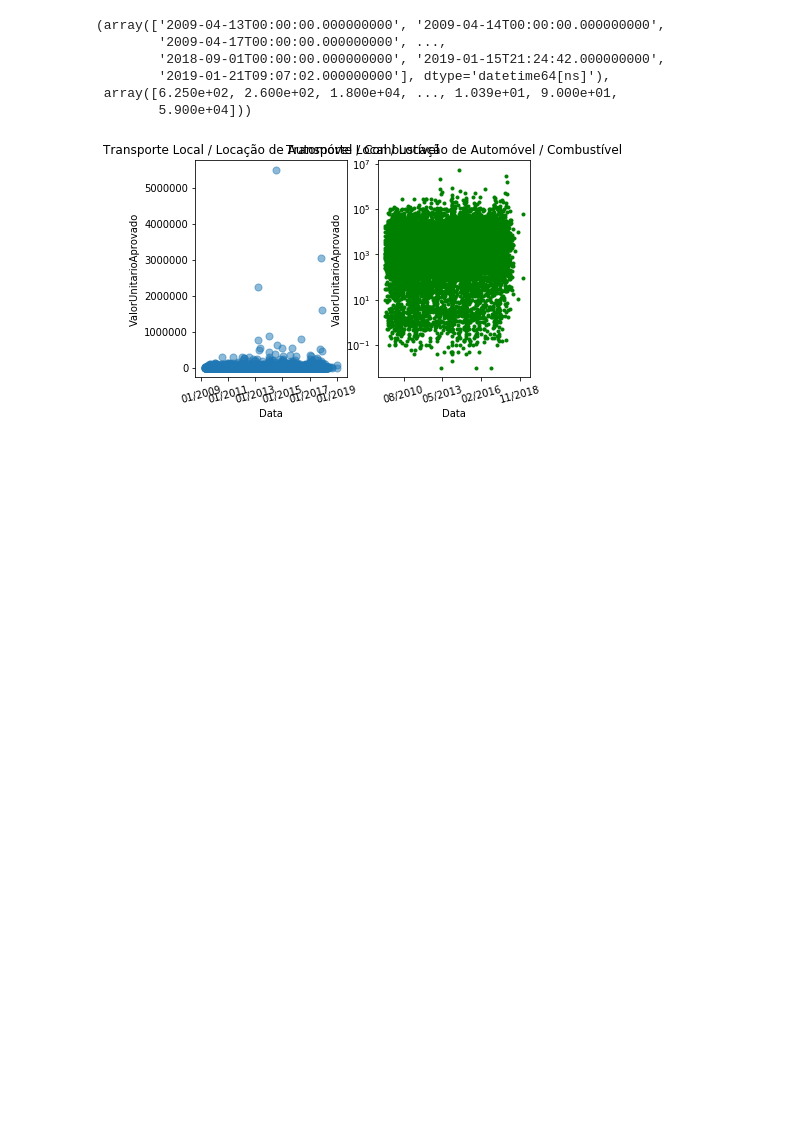
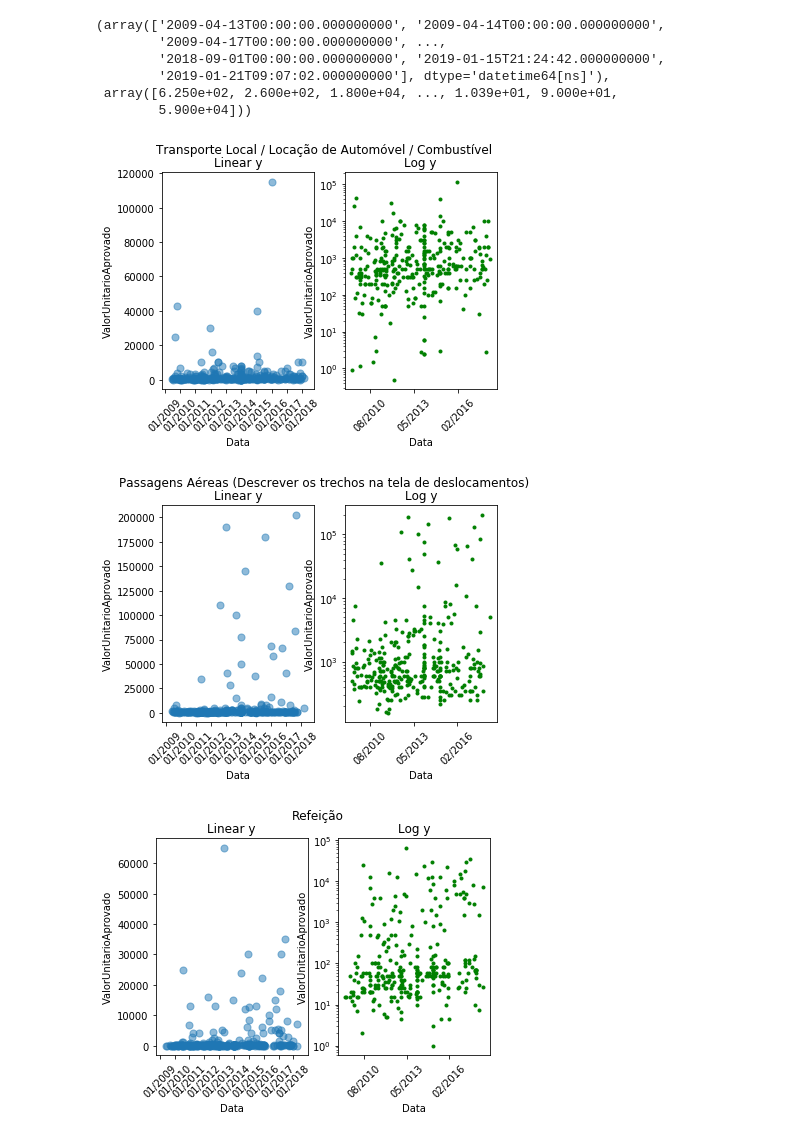
Before and after one commit to lappis-unb/salic-ml, a Jupyter notebook: research/finding_outliers_in_itens_price.ipynb, the cells around one changed output. Drawn from its saved outputs; the diff is of its cells as text; code cells hidden in the pictures; blank space fills up the shorter version.

Commit message:
Formating titles of linear vs log scale

```diff
--- a/research/finding_outliers_in_itens_price.ipynb
+++ b/research/finding_outliers_in_itens_price.ipynb
@@ -12,7 +12,7 @@ itens_file_path = data_folder + itens_file_name
 date_column = 'Data'
 price_column = 'ValorUnitarioAprovado'
 
-dt = pd.read_csv(itens_file_path)
+dt = pd.read_csv(itens_file_path, usecols = ['Item', 'ValorUnitarioAprovado', 'Data',])
 dt[date_column] = pd.to_datetime(dt[date_column], format = Dates.DATE_INPUT_FORMAT)
 dt.head()
 # %% [output]
@@ -113,15 +108,21 @@ Dates.get_xy(dt, date_column, price_column)
 # %%
 from utils.plotter import Plotter
 import matplotlib.pyplot as plt
 %matplotlib inline
 
+def plot_item_linear_vs_log(item):
+    rows = dt[dt.Item == item]
+    x, y = Dates.get_xy_dates(rows, date_column, price_column)
+    fig = plt.figure()
+    Plotter.plot_scatter_along_time(x, y, figure = fig, subplot = 121, x_label = date_column, y_label = price_column, title = 'Linear y')
+    Plotter.plot_log_along_time(x, y, figure = fig, subplot = 122, x_label = date_column, y_label = price_column, title = 'Log y')
+    plt.suptitle(item)
+    plt.show()
 
-frequent_item = top_frequent.index[0]
-
-x, y = Dates.get_xy_dates(dt, date_column, price_column)
-fig = plt.figure()
-Plotter.plot_scatter_along_time(x, y, figure = fig, subplot = 121, x_label = date_column, y_label = price_column, title = frequent_item)
-Plotter.plot_log_along_time(x, y, figure = fig, subplot = 122, x_label = date_column, y_label = price_column, title = frequent_item)
-plt.show()
+for i in range(5):
+    item = top_frequent.index[i]
+    plot_item_linear_vs_log(item)
 # %% [output]
-[figure, old version]
+[figure, new version]
+[figure, added]
+[figure, added]
```
Also changed, not shown: parts of 3 cells of this notebook, 1 other file.
